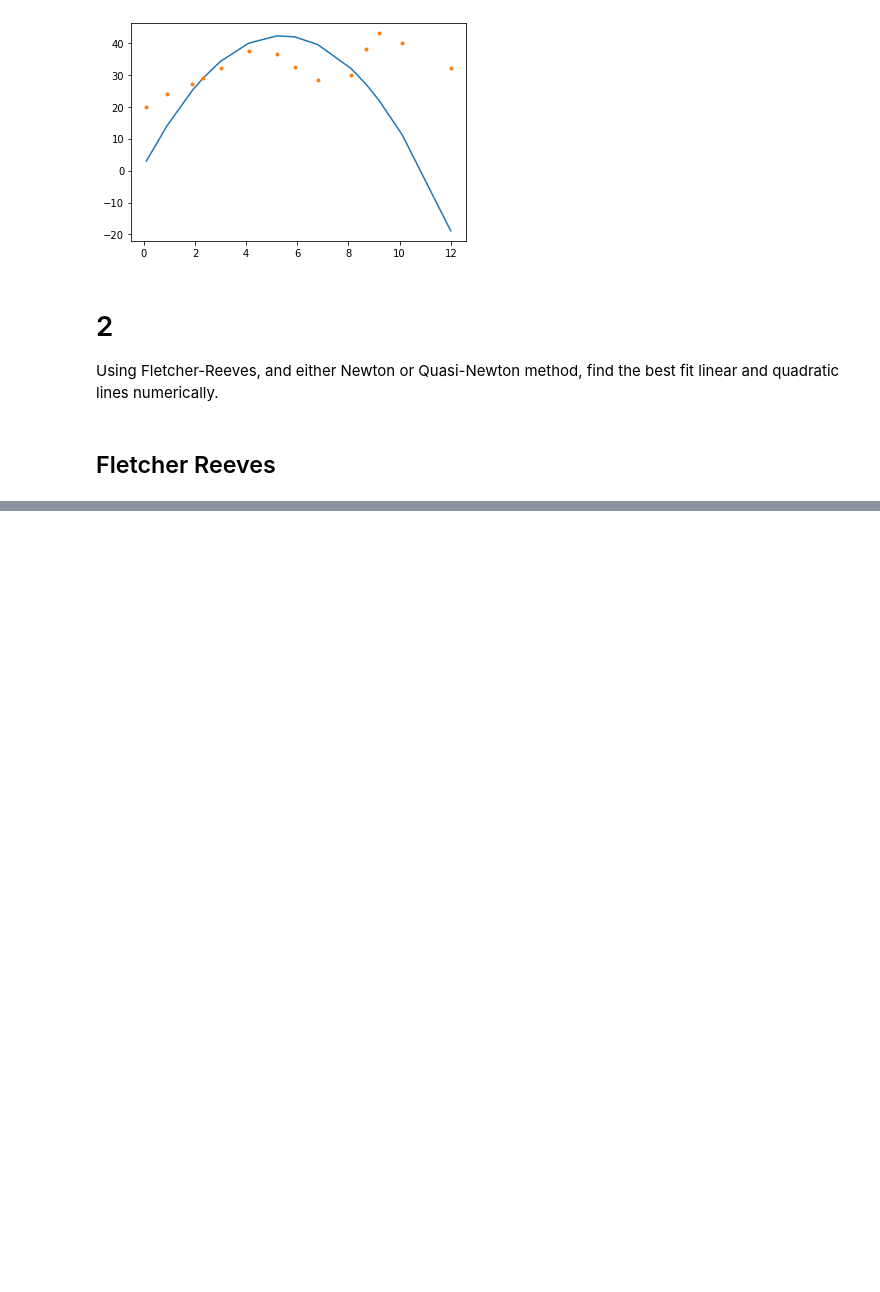
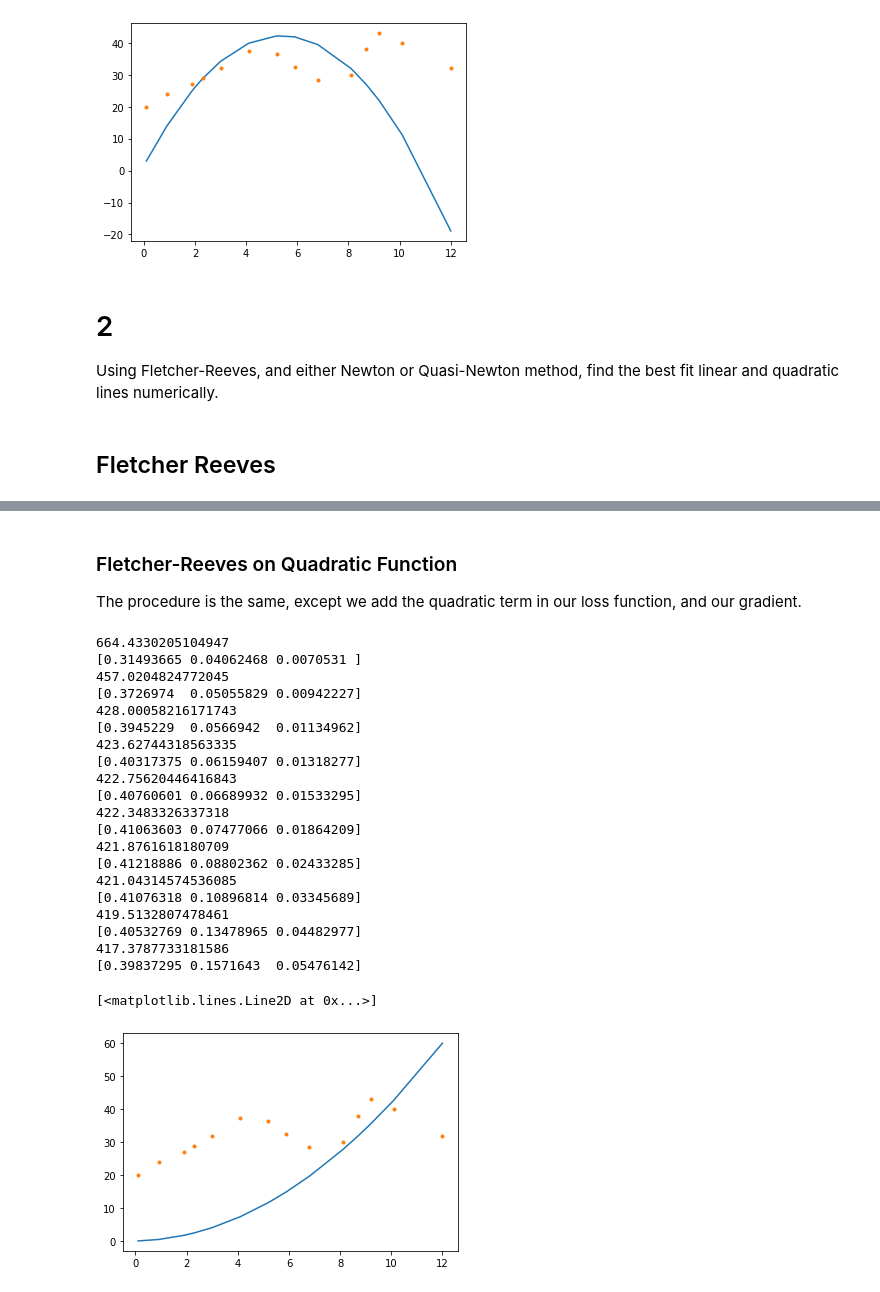
Before and after one commit to andrew15818/110, a Jupyter notebook: spring/optimization/homework/hw3/main.ipynb, the cells around one changed output, grey strips where cells are left out. Cells and saved outputs as stored; diff of their text form; code cells hidden in the pictures; blank space fills up the shorter version.

```diff
--- a/spring/optimization/homework/hw3/main.ipynb
+++ b/spring/optimization/homework/hw3/main.ipynb
@@ -161,0 +182,47 @@ plt.plot(X, Y, '.')
+# %% [markdown]
+### Fletcher-Reeves on Quadratic Function
+The procedure is the same, except we add the quadratic term in our loss function, and our gradient.
+# %%
+guess = np.array([0, 0, 0]) # Initial point
+preds = guess[0] * np.power(X, 2) + guess[1] * X + guess[2]
+grad = gradient(X, Y, preds, guess)
+S = -grad
+lamb = .01
+guess = guess +(lamb * S)
+i = 0
+
+while i < 10:
+    preds = guess[0] * np.power(X, 2) + guess[1] * X + guess[2]
+    prev_grad = grad
+    grad = gradient(X, Y, preds, guess)
+    S = -grad + (np.dot(grad, grad) / np.dot(prev_grad, prev_grad))*S
+    #print(lamb.shape, S.shape)
+    guess = guess + (lamb * S)
+    print(error(Y, preds))
+    print(guess)
+    i += 1
+plt.plot(X, preds)
+plt.plot(X, Y, '.')
+# %% [output]
+664.4330205104947
+[0.31493665 0.04062468 0.0070531 ]
+457.0204824772045
+[0.3726974  0.05055829 0.00942227]
+428.00058216171743
+[0.3945229  0.0566942  0.01134962]
+423.62744318563335
+[0.40317375 0.06159407 0.01318277]
+422.75620446416843
+[0.40760601 0.06689932 0.01533295]
+422.3483326337318
+[0.41063603 0.07477066 0.01864209]
+421.8761618180709
+[0.41218886 0.08802362 0.02433285]
+421.04314574536085
+[0.41076318 0.10896814 0.03345689]
+419.5132807478461
+[0.40532769 0.13478965 0.04482977]
+417.3787733181586
+[0.39837295 0.1571643  0.05476142]
+[<matplotlib.lines.Line2D at 0x...>]
+[figure, added]
```
Also changed, not shown: parts of 3 cells of this notebook.
